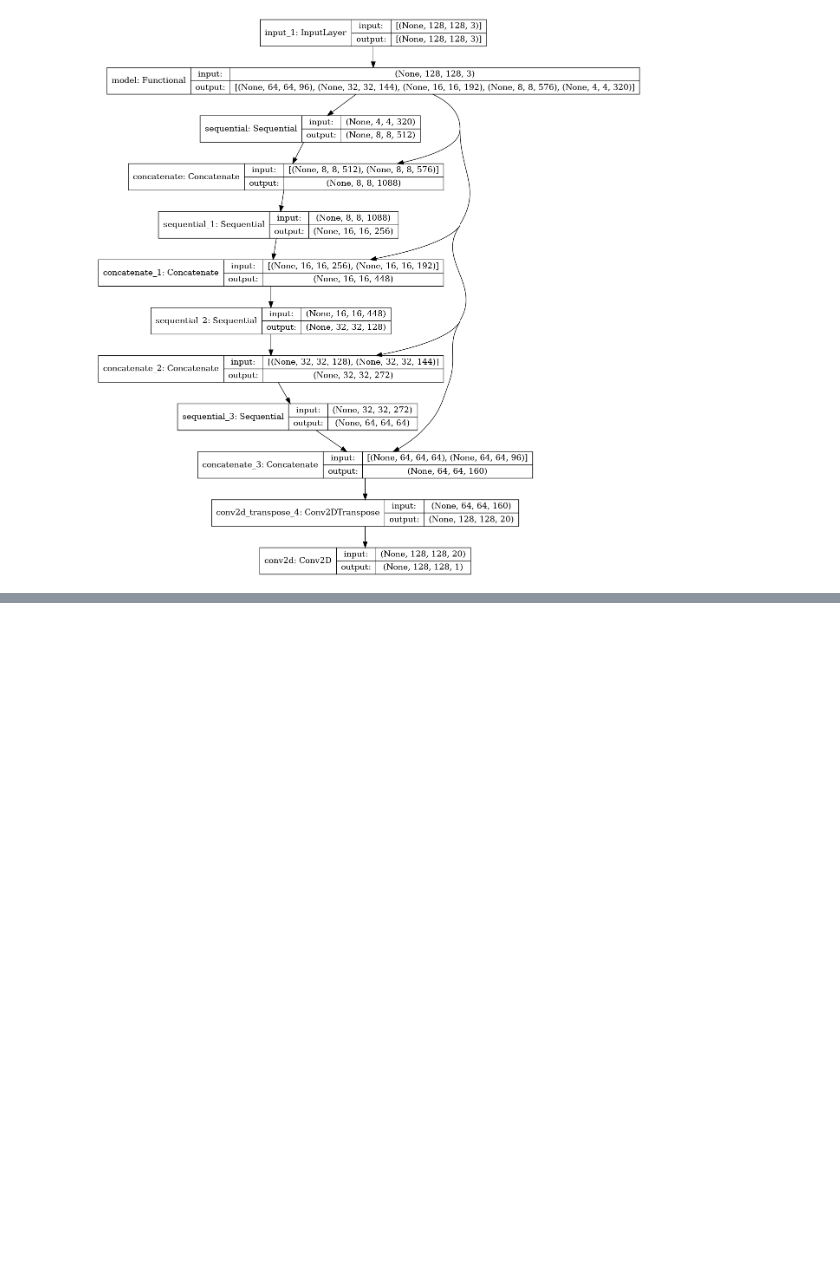
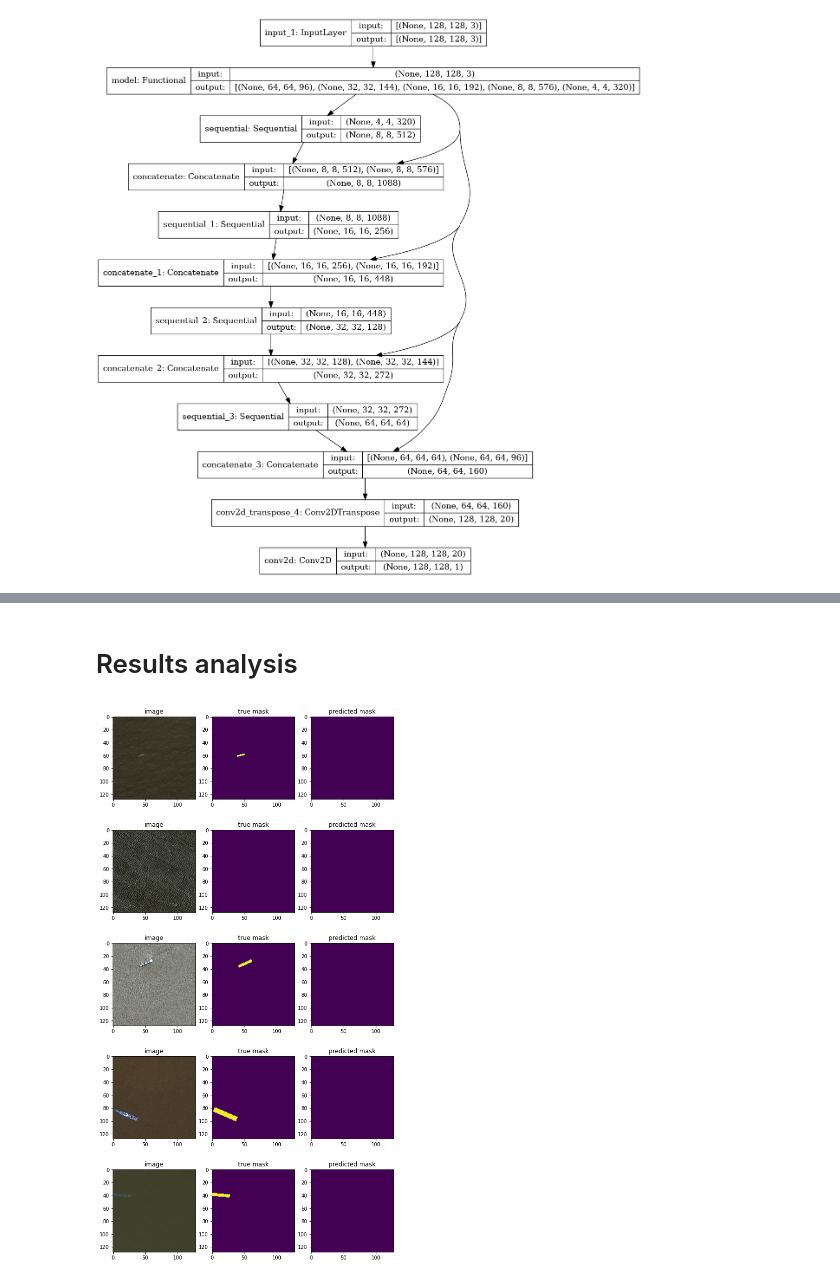
Before and after one commit to VLADISLAV008/Airbus-Ship-Detection-Challenge, a Jupyter notebook: unet-model.ipynb, the cells around one changed output, grey strips where cells are left out. Cells and saved outputs as stored; diff of their text form; code cells hidden in the pictures; blank space fills up the shorter version.

Commit message:
Results analysis have been added.

```diff
--- a/unet-model.ipynb
+++ b/unet-model.ipynb
@@ -66,0 +72,10 @@ TEST_DIR = '/kaggle/input/airbus-ship-detection/test_v2/'
+# %%
+# reduce the number of images without ships
+images_without_ships = image_segmentation[image_segmentation['EncodedPixels'].isna()]['ImageId'].values[:IMAGES_WITHOUT_SHIPS_NUMBER]
+images_with_ships = image_segmentation[image_segmentation['EncodedPixels'].notna()]['ImageId'].values
+images_list = np.append(images_without_ships, images_with_ships)
+
+# remove corrupted images
+images_list = np.array(list(filter(lambda x: x not in CORRUPTED_IMAGES, images_list)))
+
+images_list = tf.data.Dataset.list_files([f'{TRAIN_DIR}{name}' for name in images_list])
@@ -225,13 +209,13 @@ def dice_loss(targets, inputs, smooth=1e-6):
 
 # Intersection over Union for Objects
 def IoU(y_true, y_pred, tresh=1e-10):
-    Intersection = K.sum(y_true * y_pred, axis=[1,2,3])
-    Union = K.sum(y_true, axis=[1,2,3]) + K.sum(y_pred, axis=[1,2,3]) - Intersection
+    axis = [1,2,3]
+    Intersection = K.sum(y_true * y_pred, axis=axis)
+    Union = K.sum(y_true, axis=axis) + K.sum(y_pred, axis=axis) - Intersection
     return K.mean( (Intersection + tresh) / (Union + tresh), axis=0)
 
-def IoU_loss(in_gt, in_pred):
-    #return 2 - back_IoU(in_gt, in_pred) - IoU(in_gt, in_pred)
-    return 1 - IoU(in_gt, in_pred)
+def IoU_loss(y_true, y_pred):
+    return 1 - IoU(y_true, y_pred)
 # %%
 model = UNetModel(IMG_SHAPE + (3,)).model
 model.compile(optimizer='adam',
@@ -244,8 +228,8 @@ Downloading data from https://storage.googleapis.com/tensorflow/keras-applicatio
 9420800/9406464 [==============================] - 0s 0us/step
 [figure]
 # %%
-EPOCHS = 5
-STEPS_PER_EPOCH = 100
+EPOCHS = 20
+STEPS_PER_EPOCH = 1000
 
 model_history = model.fit(train_batches, epochs=EPOCHS,
                           steps_per_epoch=STEPS_PER_EPOCH,)
@@ -304,0 +274,22 @@ Pred Label:  (32, 128, 128, 1)
+# %% [markdown]
+# Results analysis
+# %%
+N = 5
+
+f,ax = plt.subplots(N, 3, figsize=(10, 4 * N))
+i = 0
+for image, mask in validation_dataset.take(N):
+    ax[i, 0].imshow(image)
+    ax[i, 0].set_title('image')
+    ax[i, 1].imshow(mask)
+    ax[i, 1].set_title('true mask')
+
+    image = np.expand_dims(image, axis=0)
+    pred_mask = model.predict(image)[0]
+    ax[i, 2].imshow(pred_mask)
+    ax[i, 2].set_title('predicted mask')
+    i += 1
+
+plt.show()
+# %% [output]
+[figure, added]
```
Also changed, not shown: parts of 10 cells of this notebook.
